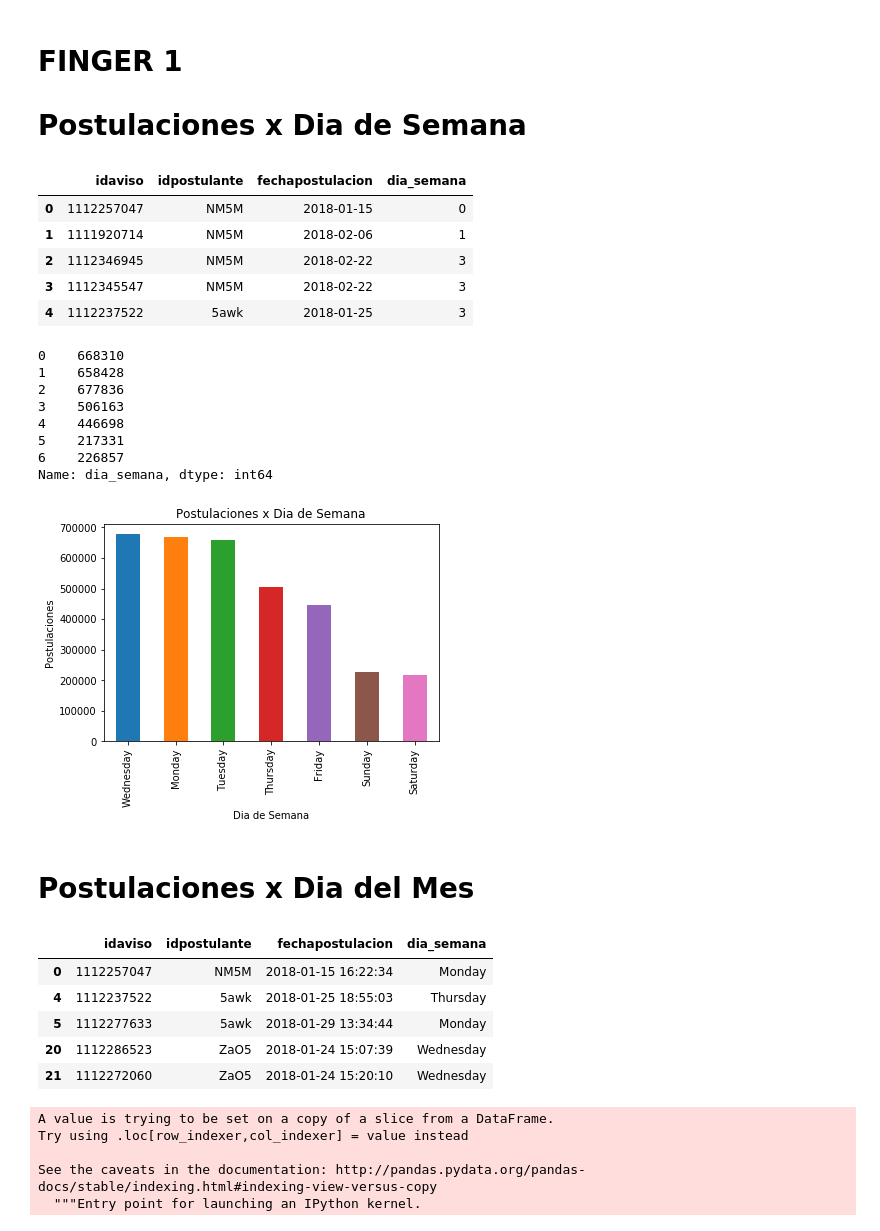
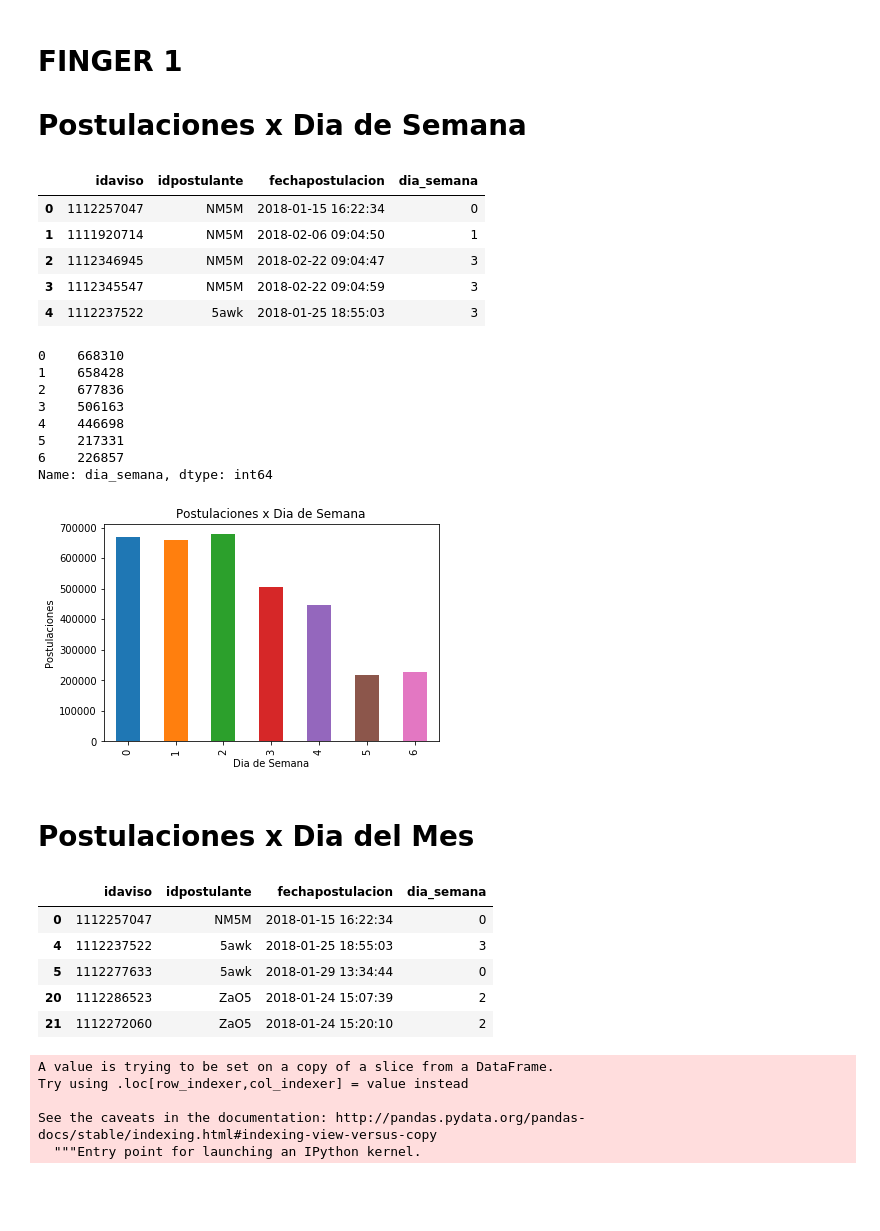
Before and after one commit to BrigliaAn/TP1-AnalisisExploratorio-ZonaJobs, a Jupyter notebook: Santiago.ipynb, the cells around one changed output. Drawn from its saved outputs; the diff is of its cells as text; code cells hidden in the pictures; blank space fills up the shorter version.

```diff
--- a/Santiago.ipynb
+++ b/Santiago.ipynb
@@ -40,7 +40,7 @@ visitas.head()
 | 4 | 1111903673 | 2018-02-23T13:38:18.973-0500 | DrpbXDP |
 # %%
 #cargo los archivos csv
-postulaciones = pd.read_csv('../Santiago-NB/Finger 1/datos_navent_fiuba/fiuba_4_postulaciones.csv')
+postulaciones = pd.read_csv('../data/fiuba_4_postulaciones.csv')
 postulaciones.head()
 # %% [output]
 |  | idaviso | idpostulante | fechapostulacion |
@@ -84,11 +84,11 @@ postulaciones['dia_semana'] = postulaciones['fechapostulacion'].dt.weekday
 postulaciones.head()
 # %% [output]
 |  | idaviso | idpostulante | fechapostulacion | dia_semana |
-| 0 | 1112257047 | NM5M | 2018-01-15 | 0 |
-| 1 | 1111920714 | NM5M | 2018-02-06 | 1 |
-| 2 | 1112346945 | NM5M | 2018-02-22 | 3 |
-| 3 | 1112345547 | NM5M | 2018-02-22 | 3 |
-| 4 | 1112237522 | 5awk | 2018-01-25 | 3 |
+| 0 | 1112257047 | NM5M | 2018-01-15 16:22:34 | 0 |
+| 1 | 1111920714 | NM5M | 2018-02-06 09:04:50 | 1 |
+| 2 | 1112346945 | NM5M | 2018-02-22 09:04:47 | 3 |
+| 3 | 1112345547 | NM5M | 2018-02-22 09:04:59 | 3 |
+| 4 | 1112237522 | 5awk | 2018-01-25 18:55:03 | 3 |
 # %%
 postulaciones['dia_semana'].value_counts().sort_index()
 # %% [output]
@@ -103,13 +103,13 @@ Name: dia_semana, dtype: int64
 # %%
 fig = plt.figure()
 ax = fig.add_subplot(111)
 plt.title('Postulaciones x Dia de Semana')
 ax.set_xlabel('Dia de Semana')
 ax.set_ylabel('Postulaciones')
-postulaciones['dia_semana'].value_counts().plot(kind='bar')
+postulaciones['dia_semana'].value_counts().sort_index().plot(kind='bar')
 plt.show()
 # %% [output]
-[figure, old version]
+[figure, new version]
 # %% [markdown]
 # Postulaciones x Dia del Mes
 # %%
@@ -119,11 +119,11 @@ postulaciones_dia_mes = postulaciones[postulaciones['fechapostulacion'] < '02-01
 postulaciones_dia_mes.head()
 # %% [output]
 |  | idaviso | idpostulante | fechapostulacion | dia_semana |
-| 0 | 1112257047 | NM5M | 2018-01-15 16:22:34 | Monday |
-| 4 | 1112237522 | 5awk | 2018-01-25 18:55:03 | Thursday |
-| 5 | 1112277633 | 5awk | 2018-01-29 13:34:44 | Monday |
-| 20 | 1112286523 | ZaO5 | 2018-01-24 15:07:39 | Wednesday |
-| 21 | 1112272060 | ZaO5 | 2018-01-24 15:20:10 | Wednesday |
+| 0 | 1112257047 | NM5M | 2018-01-15 16:22:34 | 0 |
+| 4 | 1112237522 | 5awk | 2018-01-25 18:55:03 | 3 |
+| 5 | 1112277633 | 5awk | 2018-01-29 13:34:44 | 0 |
+| 20 | 1112286523 | ZaO5 | 2018-01-24 15:07:39 | 2 |
+| 21 | 1112272060 | ZaO5 | 2018-01-24 15:20:10 | 2 |
 # %%
 postulaciones_dia_mes['dia_mes'] = postulaciones_dia_mes['fechapostulacion'].dt.day
 # %% [output]
```
Also changed, not shown: parts of 8 cells of this notebook.
